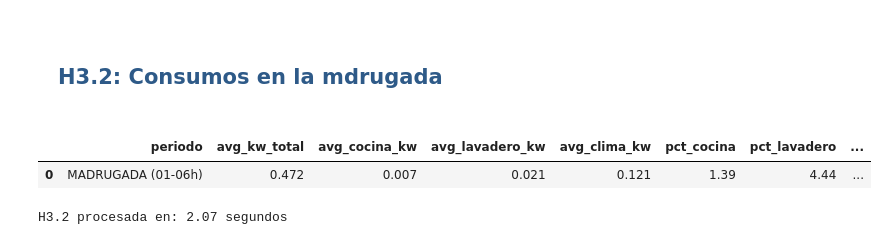
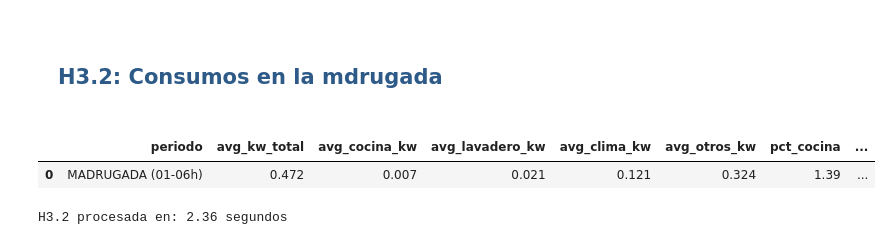
Before and after one commit to aitor-industrial-data/Data-Projects-Repo, a Jupyter notebook: 03_SQL_Big_Data_Spark/03.01_CAPSTONE_Industrial_Energy_Analytics/notebooks/01_EDA_Electric_Data.ipynb, the cells around one changed output. Cells and saved outputs as stored; diff of their text form; code cells hidden in the pictures.

```diff
--- a/03_SQL_Big_Data_Spark/03.01_CAPSTONE_Industrial_Energy_Analytics/notebooks/01_EDA_Electric_Data.ipynb
+++ b/03_SQL_Big_Data_Spark/03.01_CAPSTONE_Industrial_Energy_Analytics/notebooks/01_EDA_Electric_Data.ipynb
@@ -1084,33 +1418,37 @@ query = """
 
 SELECT
     'MADRUGADA (01-06h)' AS periodo,
     ROUND(AVG(Global_active_power), 3) as avg_kw_total,
 
     -- Promedios por sub-sistema
     ROUND(AVG(Sub_metering_1 * 0.06), 3) as avg_cocina_kw,
     ROUND(AVG(Sub_metering_2 * 0.06), 3) as avg_lavadero_kw,
     ROUND(AVG(Sub_metering_3 * 0.06), 3) as avg_clima_kw,
+    ROUND(
+    AVG(Global_active_power) -
+    AVG((Sub_metering_1 + Sub_metering_2 + Sub_metering_3) * 0.06),
+3) as avg_otros_kw,
 
     -- Desglose porcentual acumulado del bloque
     ROUND((AVG(Sub_metering_1 * 0.06) / AVG(Global_active_power)) * 100, 2) as pct_cocina,
     ROUND((AVG(Sub_metering_2 * 0.06) / AVG(Global_active_power)) * 100, 2) as pct_lavadero,
     ROUND((AVG(Sub_metering_3 * 0.06) / AVG(Global_active_power)) * 100, 2) as pct_clima,
 
     -- El culpable: Consumo Invisible (Otros)
     ROUND(
         ( (AVG(Global_active_power) - (AVG(Sub_metering_1 + Sub_metering_2 + Sub_metering_3) * 0.06))
         / AVG(Global_active_power) ) * 100, 2
     ) as pct_otros_invisible
 
 FROM power_data
 WHERE hour BETWEEN 1 AND 5;
 
 """
 
 consumo_madrugada = spark.sql(query).limit(20).toPandas()
 display(consumo_madrugada)
 print(f"H3.2 procesada en: {time.time() - start_h3:.2f} segundos")
 # %% [output]
-|  | periodo | avg_kw_total | avg_cocina_kw | avg_lavadero_kw | avg_clima_kw | pct_cocina | pct_lavadero | ... |
-| 0 | MADRUGADA (01-06h) | 0.472 | 0.007 | 0.021 | 0.121 | 1.39 | 4.44 | ... |
+|  | periodo | avg_kw_total | avg_cocina_kw | avg_lavadero_kw | avg_clima_kw | avg_otros_kw | pct_cocina | ... |
+| 0 | MADRUGADA (01-06h) | 0.472 | 0.007 | 0.021 | 0.121 | 0.324 | 1.39 | ... |
-H3.2 procesada en: 2.07 segundos
+H3.2 procesada en: 2.36 segundos
```
Also changed, not shown: parts of 58 cells of this notebook, 3 other files.
